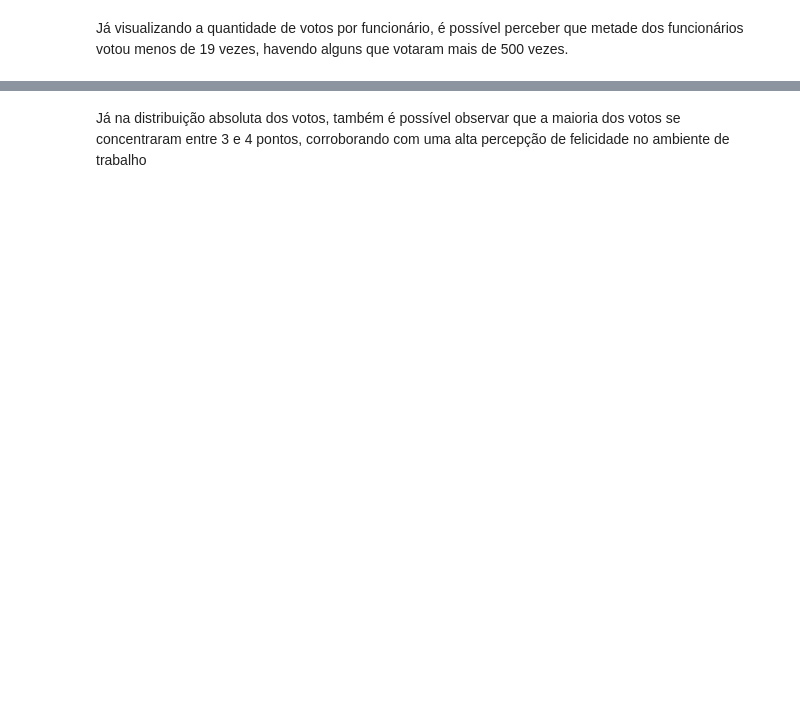
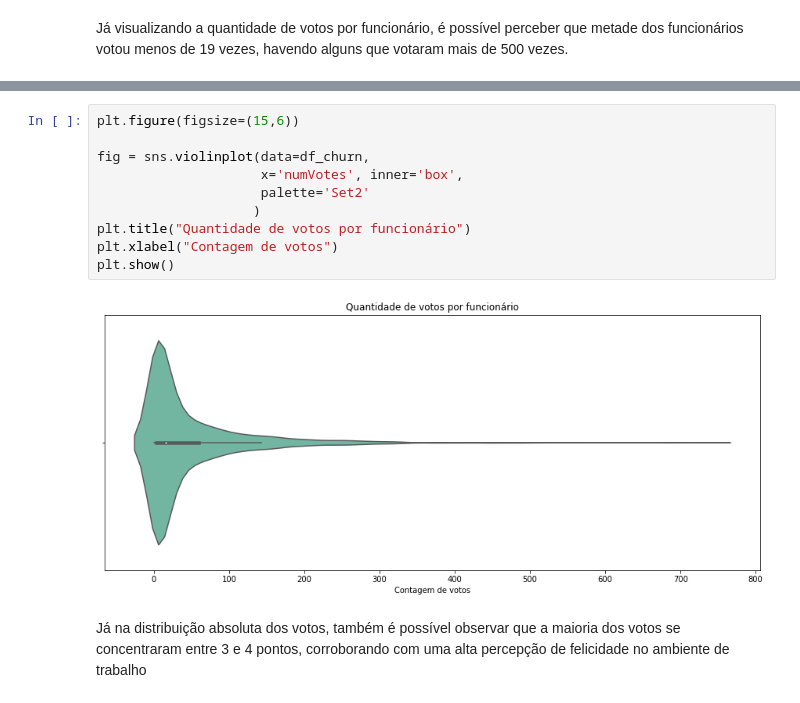
Before and after one commit to bruna-calistrate/DataWrangling-Case1, a Jupyter notebook: Case_1_Data_Wrangling_Daily_Happiness_&_Employee_Turnover.ipynb, the cells around one changed output, grey strips where cells are left out. Cells and saved outputs as stored; diff of their text form; blank space fills up the shorter version.

```diff
--- a/Case_1_Data_Wrangling_Daily_Happiness_&_Employee_Turnover.ipynb
+++ b/Case_1_Data_Wrangling_Daily_Happiness_&_Employee_Turnover.ipynb
@@ -393,2 +383,14 @@ fig.show()
+# %%
+plt.figure(figsize=(15,6))
+
+fig = sns.violinplot(data=df_churn,
+                     x='numVotes', inner='box',
+                     palette='Set2'
+                    )
+plt.title("Quantidade de votos por funcionário")
+plt.xlabel("Contagem de votos")
+plt.show()
+# %% [output]
+[figure, added]
 # %% [markdown]
 Já na distribuição absoluta dos votos, também é possível observar que a maioria dos votos se concentraram entre 3 e 4 pontos, corroborando com uma alta percepção de felicidade no ambiente de trabalho
```
Also changed, not shown: parts of 36 cells of this notebook.
